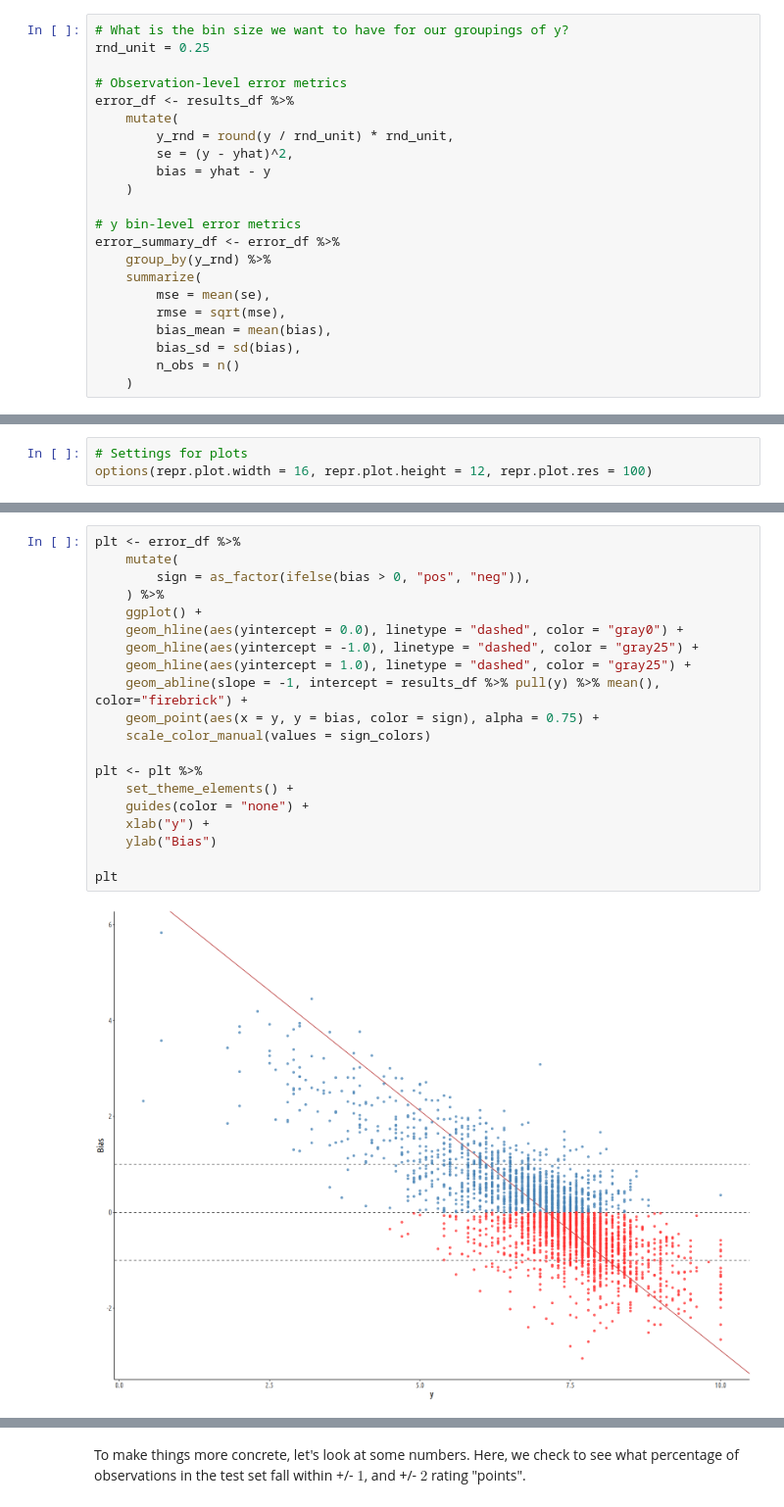
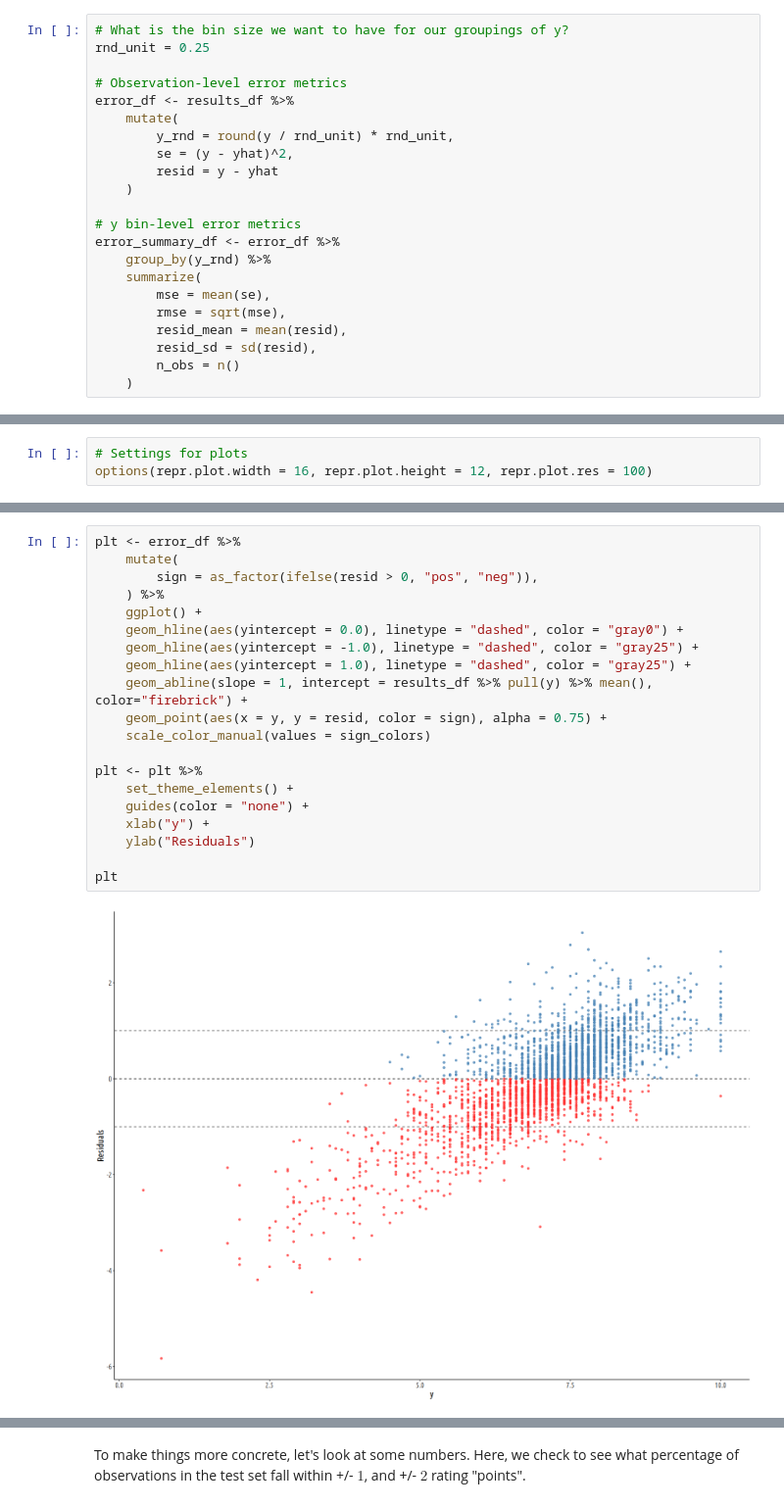
Before and after one commit to cjc77/nlp-projects, a Jupyter notebook: notebooks_pitchfork_ratings/04_fit_analysis.ipynb, the cells around one changed output, grey strips where cells are left out. Shown: that part at 98% size. Drawn from its saved outputs; the diff is of its cells as text.

```diff
--- a/notebooks_pitchfork_ratings/04_fit_analysis.ipynb
+++ b/notebooks_pitchfork_ratings/04_fit_analysis.ipynb
@@ -56,7 +56,7 @@ error_df <- results_df %>%
     mutate(
         y_rnd = round(y / rnd_unit) * rnd_unit,
         se = (y - yhat)^2,
-        bias = yhat - y
+        resid = y - yhat
     )
 
 # y bin-level error metrics
@@ -65,8 +65,8 @@ error_summary_df <- error_df %>%
     summarize(
         mse = mean(se),
         rmse = sqrt(mse),
-        bias_mean = mean(bias),
-        bias_sd = sd(bias),
+        resid_mean = mean(resid),
+        resid_sd = sd(resid),
         n_obs = n()
     )
 # %% [markdown]
@@ -112,23 +114,23 @@ Let's visualize the bias of each of our predictions. Notice the three horizontal
 # %%
 plt <- error_df %>%
     mutate(
-        sign = as_factor(ifelse(bias > 0, "pos", "neg")),
+        sign = as_factor(ifelse(resid > 0, "pos", "neg")),
     ) %>%
     ggplot() +
     geom_hline(aes(yintercept = 0.0), linetype = "dashed", color = "gray0") +
     geom_hline(aes(yintercept = -1.0), linetype = "dashed", color = "gray25") +
     geom_hline(aes(yintercept = 1.0), linetype = "dashed", color = "gray25") +
-    geom_abline(slope = -1, intercept = results_df %>% pull(y) %>% mean(), color="firebrick") +
-    geom_point(aes(x = y, y = bias, color = sign), alpha = 0.75) +
+    geom_abline(slope = 1, intercept = results_df %>% pull(y) %>% mean(), color="firebrick") +
+    geom_point(aes(x = y, y = resid, color = sign), alpha = 0.75) +
     scale_color_manual(values = sign_colors)
 
 plt <- plt %>%
     set_theme_elements() +
     guides(color = "none") +
     xlab("y") +
-    ylab("Bias")
+    ylab("Residuals")
 
 plt
 # %% [output]
-[figure, old version]
+[figure, new version]
 # %% [markdown]
```
Also changed, not shown: parts of 16 cells of this notebook.
